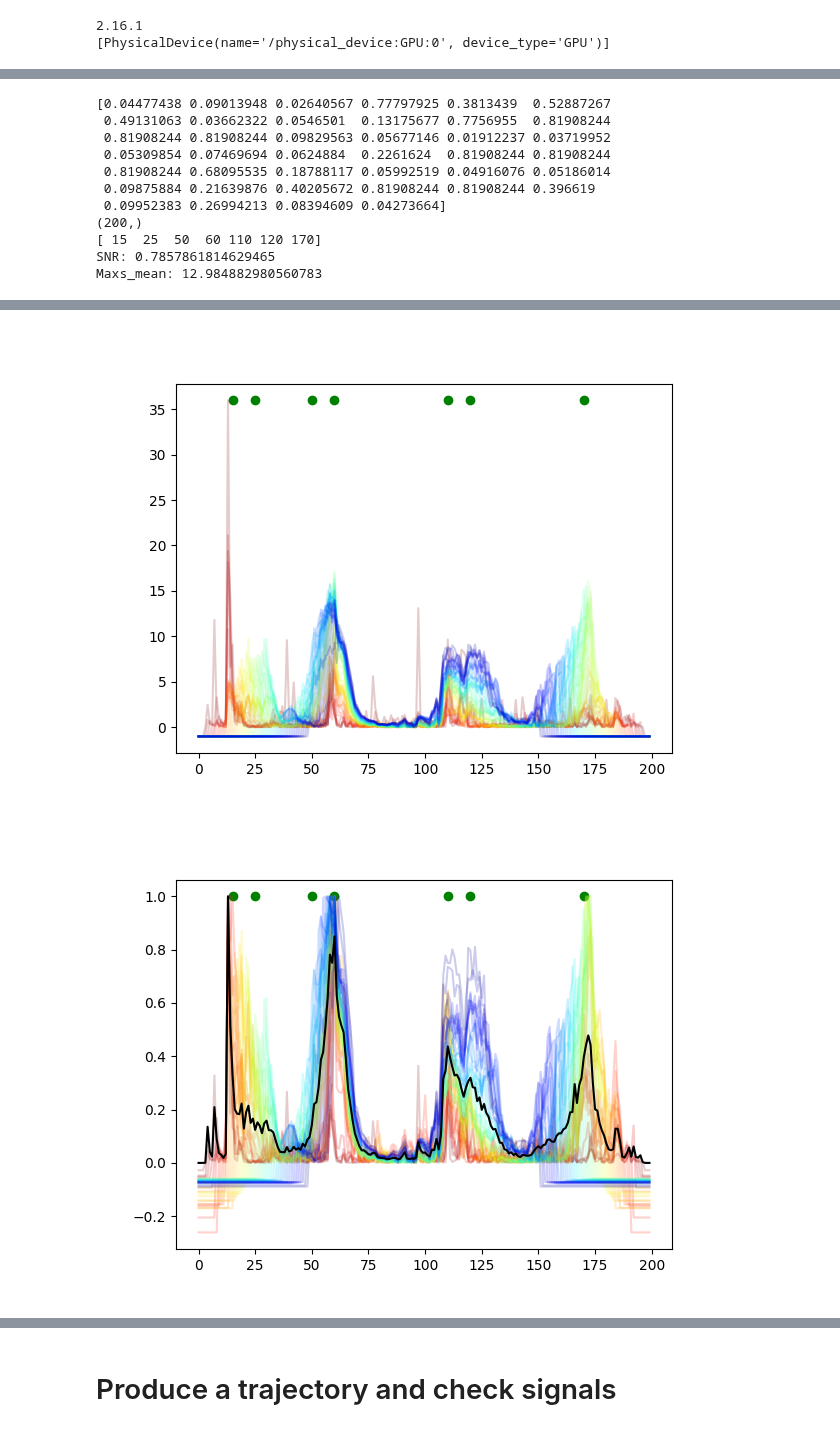
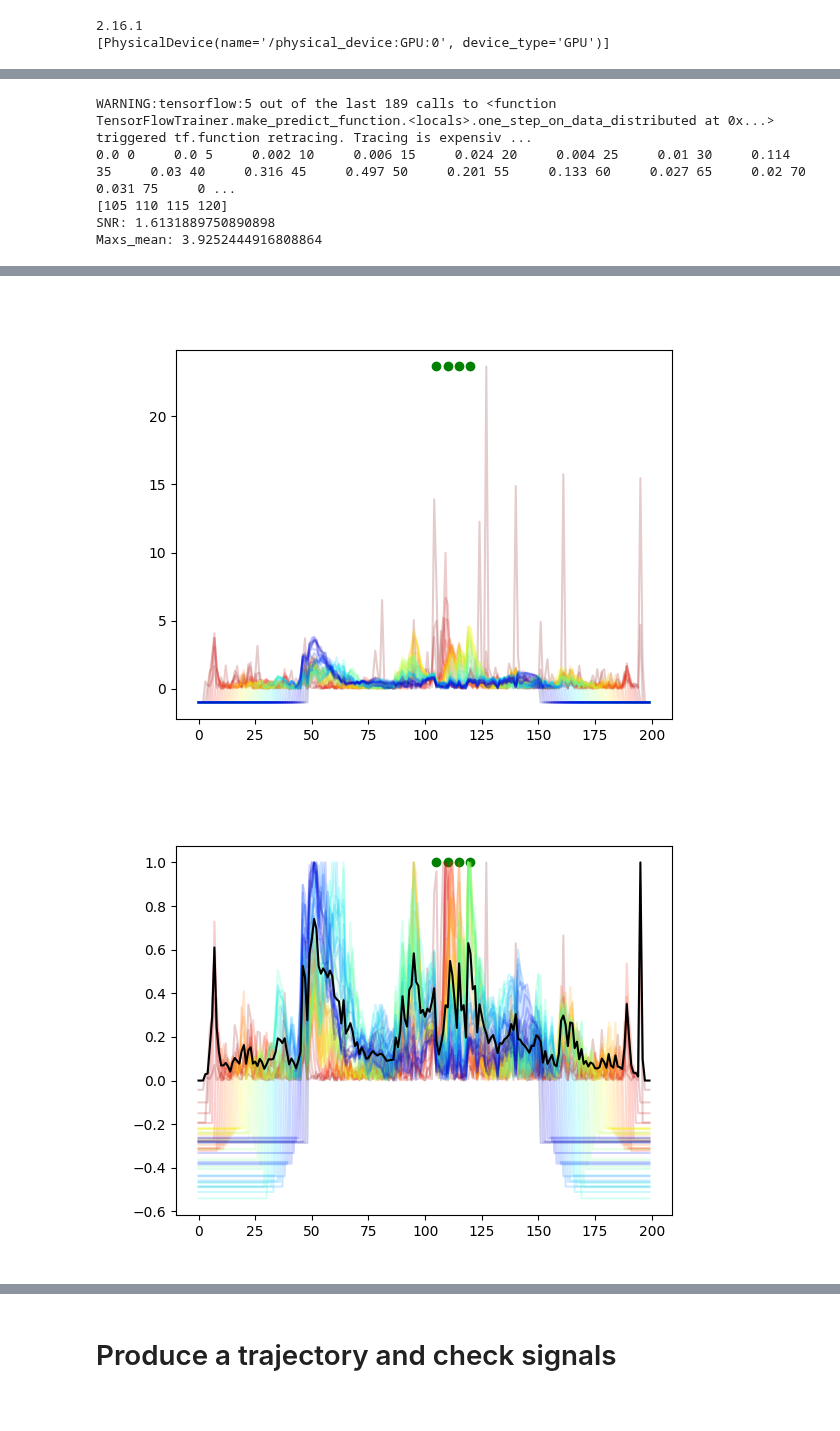
Before and after one commit to JunwooParkSaribu/SPT_a, a Jupyter notebook: analysis_modeling/analysis.ipynb, the cells around one changed output, grey strips where cells are left out. Drawn from its saved outputs; the diff is of its cells as text; code cells hidden in the pictures.

```diff
--- a/analysis_modeling/analysis.ipynb
+++ b/analysis_modeling/analysis.ipynb
@@ -168,7 +155,7 @@ def merge_close_points(changepoints, signal, seuil=5):
 def ana_cp_predict(model, x, y, win_widths, jump_d):
     cps = []
     signal, norm_signal = make_signal(x, y, win_widths)
-    comp_signal = compress_signals(signal)
+    comp_signal = compress_signals(norm_signal)
     feat1 = np.mean(comp_signal)**2 / np.std(comp_signal)**2
     feat2 = np.max(signal, axis=1).mean()
     input_signals, indice = slice_data(comp_signal, jump_d=jump_d)
@@ -179,7 +166,9 @@ def ana_cp_predict(model, x, y, win_widths, jump_d):
         pred = model.predict([input_signals, input_features], verbose=0).flatten()
         #cps = indice[np.round(pred) >= 1]
         cps = indice[pred >= 0.5]
-        print(pred)
+
+        for k, i in enumerate(range(0, x.shape[0], jump_d)):
+            print(np.round(pred[k], 3), i, end='     ')
     if len(cps) == 0:
         return cps
 
@@ -191,7 +180,7 @@ def ana_cp_predict(model, x, y, win_widths, jump_d):
     reg_outputs = regression_model.predict(reg_inputs, verbose=0).flatten()
     cps = np.round(cps + reg_outputs).astype(int)
     """
-    cps = merge_close_points(cps, comp_signal, seuil=5)
+    #cps = merge_close_points(cps, comp_signal, seuil=5)
 
     return np.sort(cps)
 # %%
@@ -257,8 +244,8 @@ color_seq = [mycmap(i)[:3] for i in range(mycmap.N)][::-1]
 track = 2
 exp = 2
 fovs = [0]
-traj_idx = [20] #25 check
-checkpoints = []
+traj_idx = [25] #25 check
+checkpoints = [50]
 
 for fov in fovs:
     # We read the corresponding csv file from the public data and extract the indices of the trajectories:
@@ -328,7 +315,7 @@ for fov in fovs:
         for i in range(norm_signals.shape[0]):
             plt.plot(np.arange(norm_signals.shape[1]), norm_signals[i], alpha=0.2,
                      label=f'{WINDOW_WIDTHS[i]}', c=color_seq[int(i * 255 / norm_signals.shape[0])])
-        comp_signal = compress_signals(signals)
+        comp_signal = compress_signals(norm_signals)
         feat1 = np.mean(comp_signal)**2 / np.std(comp_signal)**2
         feat2 = np.max(signals, axis=1).mean()
         print(f'SNR: {feat1}')
@@ -337,14 +324,8 @@ for fov in fovs:
         plt.plot(np.arange(signals.shape[1]), comp_signal, c='black')
         plt.scatter(cps, np.array([np.max(comp_signal)] * len(cps)), c='green')
 # %% [output]
-[0.04477438 0.09013948 0.02640567 0.77797925 0.3813439  0.52887267
- 0.49131063 0.03662322 0.0546501  0.13175677 0.7756955  0.81908244
- 0.81908244 0.81908244 0.09829563 0.05677146 0.01912237 0.03719952
- 0.05309854 0.07469694 0.0624884  0.2261624  0.81908244 0.81908244
- 0.81908244 0.68095535 0.18788117 0.05992519 0.04916076 0.05186014
- 0.09875884 0.21639876 0.40205672 0.81908244 0.81908244 0.396619
- 0.09952383 0.26994213 0.08394609 0.04273664]
-(200,)
-[ 15  25  50  60 110 120 170]
-SNR: 0.7857861814629465
-Maxs_mean: 12.984882980560783
+WARNING:tensorflow:5 out of the last 189 calls to <function TensorFlowTrainer.make_predict_function.<locals>.one_step_on_data_distributed at 0x...> triggered tf.function retracing. Tracing is expensiv ...
+0.0 0     0.0 5     0.002 10     0.006 15     0.024 20     0.004 25     0.01 30     0.114 35     0.03 40     0.316 45     0.497 50     0.201 55     0.133 60     0.027 65     0.02 70     0.031 75     0 ...
+[105 110 115 120]
+SNR: 1.6131889750890898
+Maxs_mean: 3.9252444916808864
@@ -353,5 +334,5 @@ Maxs_mean: 12.984882980560783
-[figure, old version]
+[figure, new version]
-[figure, old version]
+[figure, new version]
 # %%
 track = 2
 exp = 2
```
Also changed, not shown: parts of 5 cells of this notebook, 5 other files.
